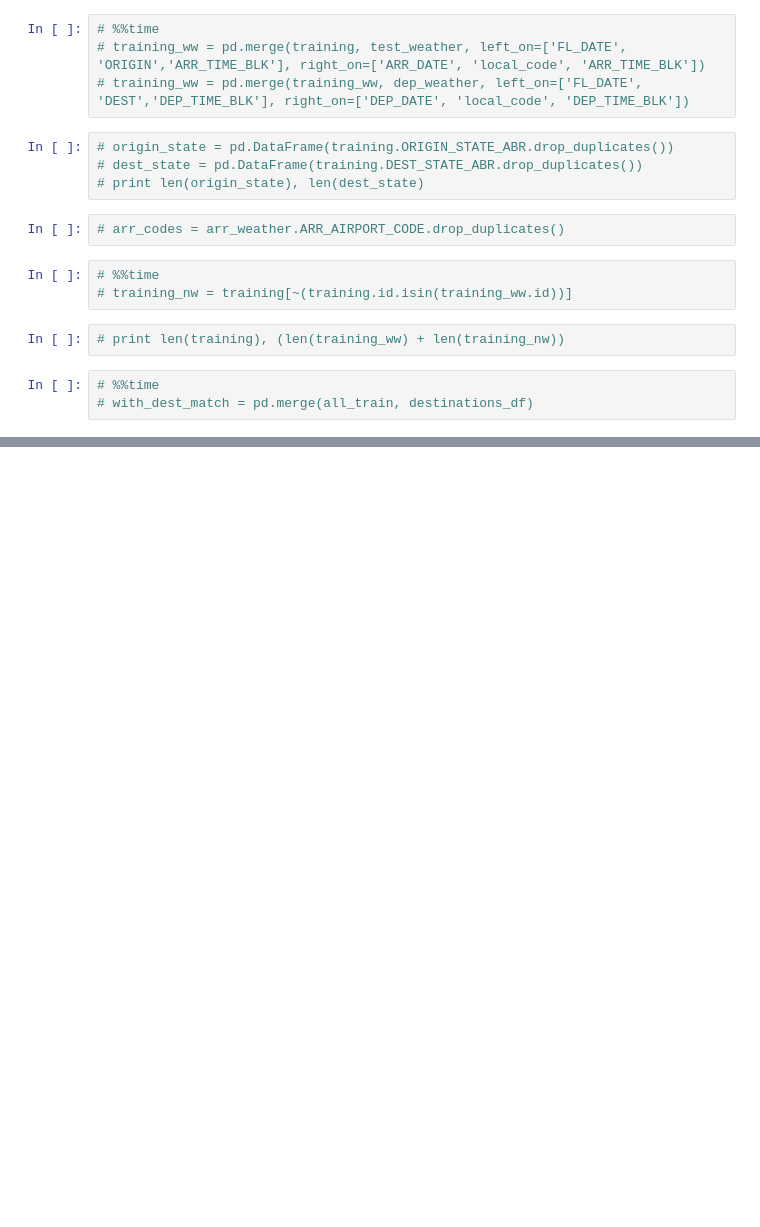
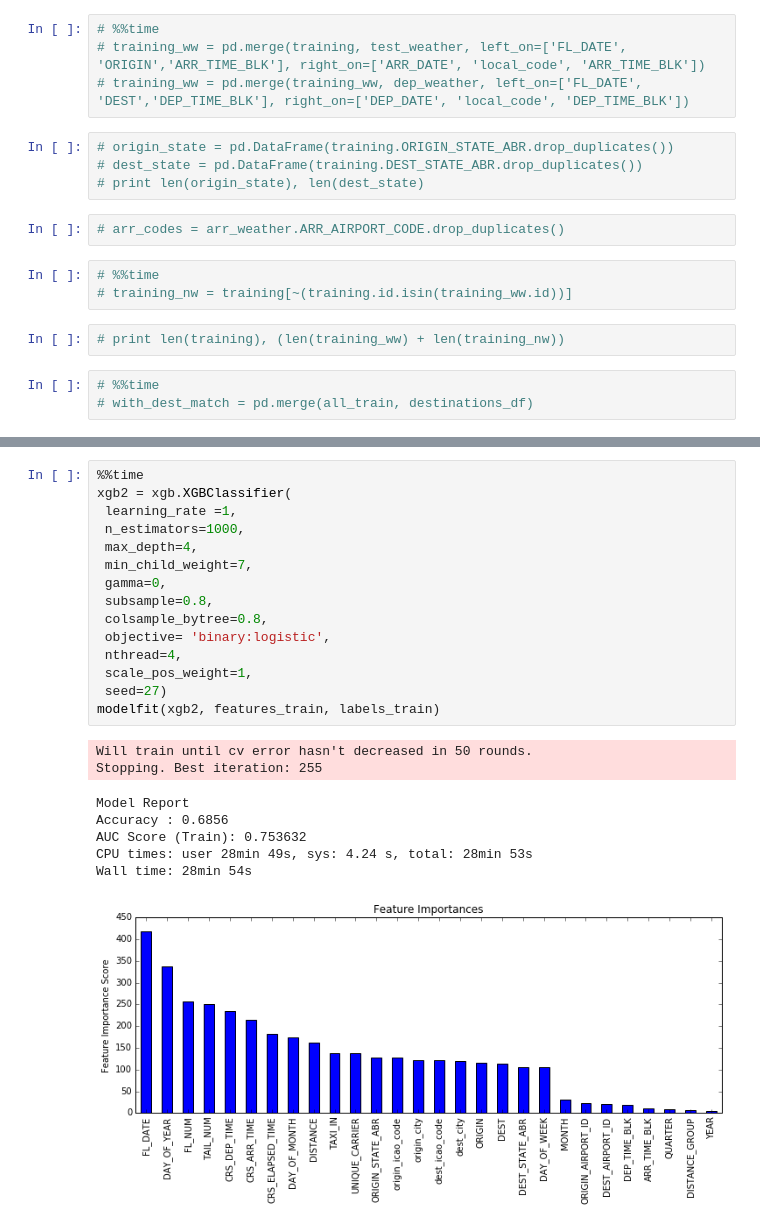
Before and after one commit to yaskyj/datascienceintensive, a Jupyter notebook: capstone/Flight Delays.ipynb, the cells around one changed output, grey strips where cells are left out. Drawn from its saved outputs; the diff is of its cells as text; blank space fills up the shorter version.

```diff
--- a/capstone/Flight Delays.ipynb
+++ b/capstone/Flight Delays.ipynb
@@ -203,0 +325,24 @@ test_weather = pd.merge(orig_weather, codes[['gps_code', 'iata_code']], left_on=
+# %%
+%%time
+xgb2 = xgb.XGBClassifier(
+ learning_rate =1,
+ n_estimators=1000,
+ max_depth=4,
+ min_child_weight=7,
+ gamma=0,
+ subsample=0.8,
+ colsample_bytree=0.8,
+ objective= 'binary:logistic',
+ nthread=4,
+ scale_pos_weight=1,
+ seed=27)
+modelfit(xgb2, features_train, labels_train)
+# %% [output]
+Will train until cv error hasn't decreased in 50 rounds.
+Stopping. Best iteration: 255
+Model Report
+Accuracy : 0.6856
+AUC Score (Train): 0.753632
+CPU times: user 28min 49s, sys: 4.24 s, total: 28min 53s
+Wall time: 28min 54s
+[figure, added]
```
Also changed, not shown: parts of 47 cells of this notebook.
